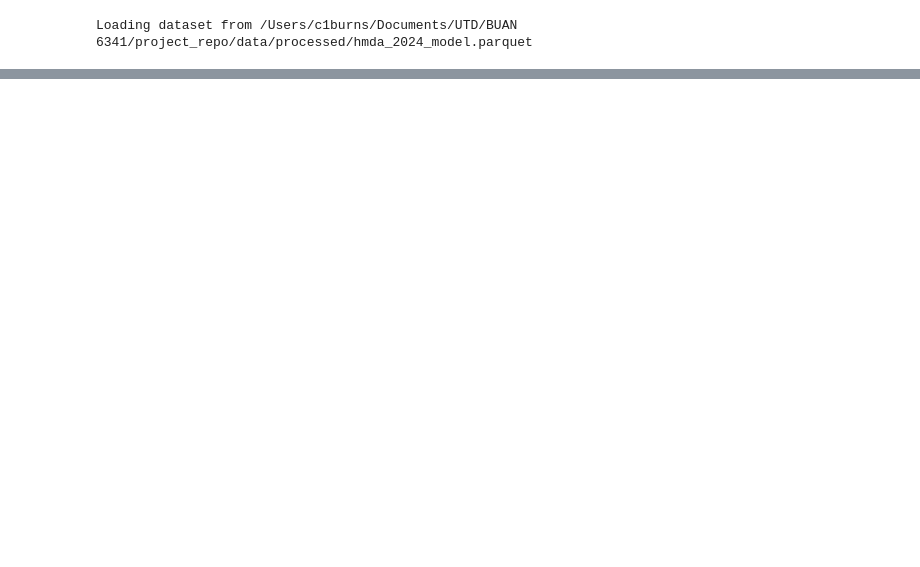
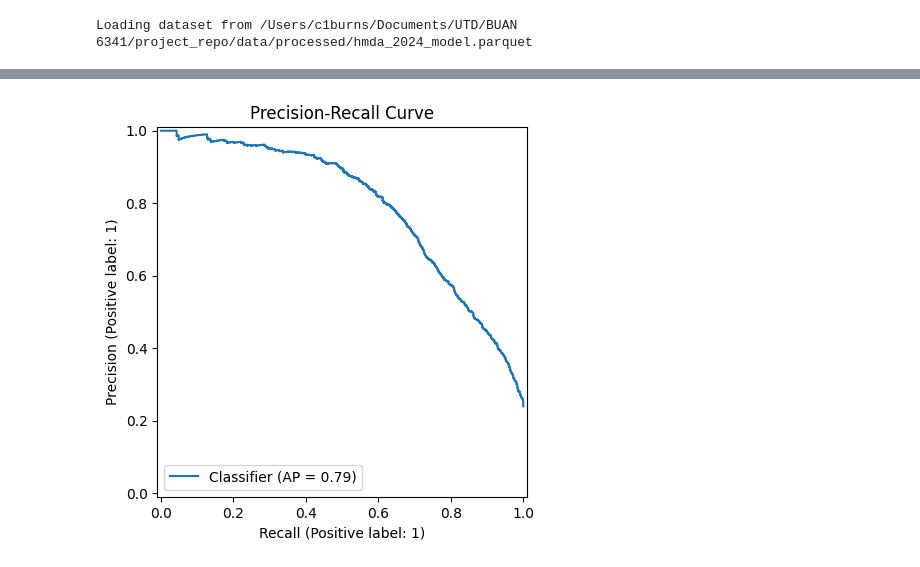
Before and after one commit to emma-hockett/6341_Project, a Jupyter notebook: notebooks/04b_random_forest.ipynb, the cells around one changed output, grey strips where cells are left out. Cells and saved outputs as stored; diff of their text form; code cells hidden in the pictures; blank space fills up the shorter version.

```diff
--- a/notebooks/04b_random_forest.ipynb
+++ b/notebooks/04b_random_forest.ipynb
@@ -68,0 +83,5 @@ Test Performance:
+# %%
+# PR Curve
+mh.draw_pr_curve(y_test, y_prob, "random_forest_pr")
+# %% [output]
+[figure, added]
```
Also changed, not shown: parts of 5 cells of this notebook, 8 other files.
